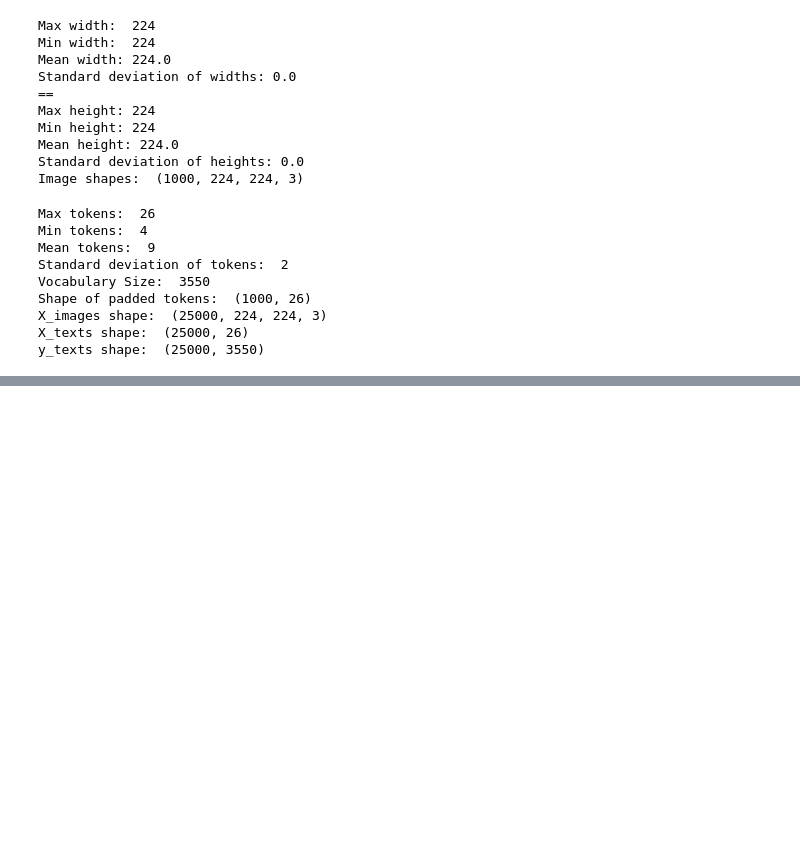
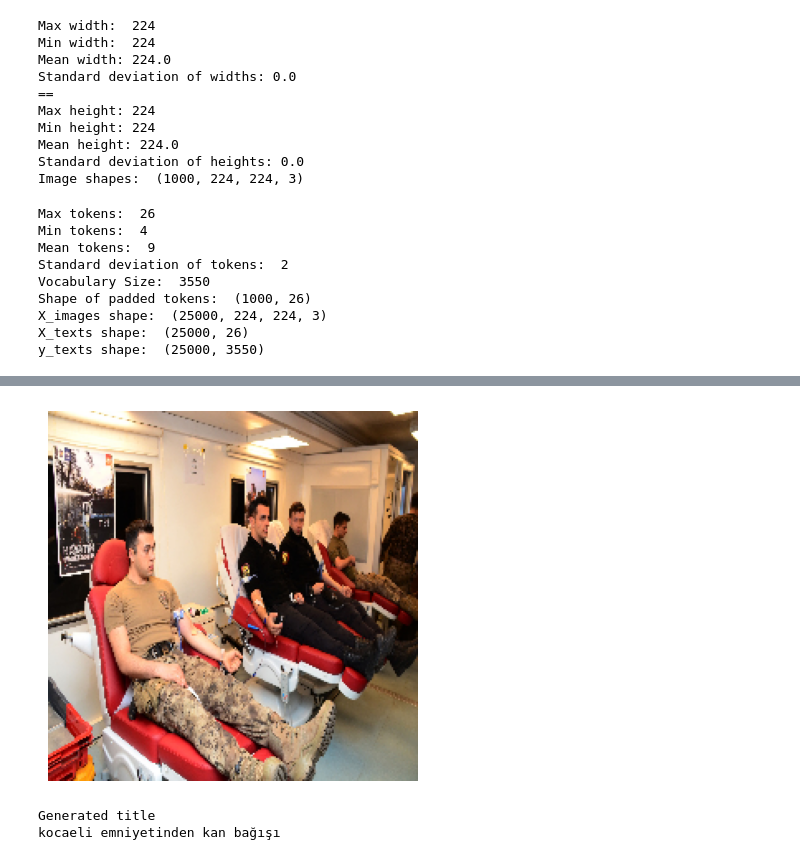
Before and after one commit to VisionLang/YapayGazeteci-Teknofest2024, a Jupyter notebook: Model/main_.ipynb, the cells around one changed output, grey strips where cells are left out. Cells and saved outputs as stored; diff of their text form; code cells hidden in the pictures; blank space fills up the shorter version.

Commit message:
trained model added

```diff
--- a/Model/main_.ipynb
+++ b/Model/main_.ipynb
@@ -399,0 +419,6 @@ You must install pydot (`pip install pydot`) and install graphviz (see instructi
+# %%
+model.save('img2text_model.h5')
+
+trained_model = load_model('img2text_model.h5')
+
+trained_model.summary()
@@ -412,7 +455,7 @@ def generate_text(index):
   final_caption = []
 
   for i in range(100):
-      predictions = model.predict([np.expand_dims(test_image, axis=0), initial_caption_seq])
+      predictions = trained_model.predict([np.expand_dims(test_image, axis=0), initial_caption_seq])
 
       predicted_word_index = np.argmax(predictions)
 
@@ -434,11 +477,11 @@ def generate_text(index):
   plt.imshow(test_image)
   plt.axis("off")
   plt.show()
-  print
+  print()
   print("Generated title")
   print(final_caption)
-  print("Real title")
-  print(real_title)
+  # print("Real title")
+  # print(real_title)
 # %%
 generate_text(10)
 # %% [output]
@@ -457,0 +499,3 @@ Macron ve Le Pen canlı yayında tartıştı
+# %%
+generate_text(100)
+# %% [output]
@@ -457,0 +507,3 @@ Macron ve Le Pen canlı yayında tartıştı
+[figure, added]
+Generated title
+kocaeli emniyetinden kan bağışı
```
Also changed, not shown: parts of 11 cells of this notebook, 2 other files.
